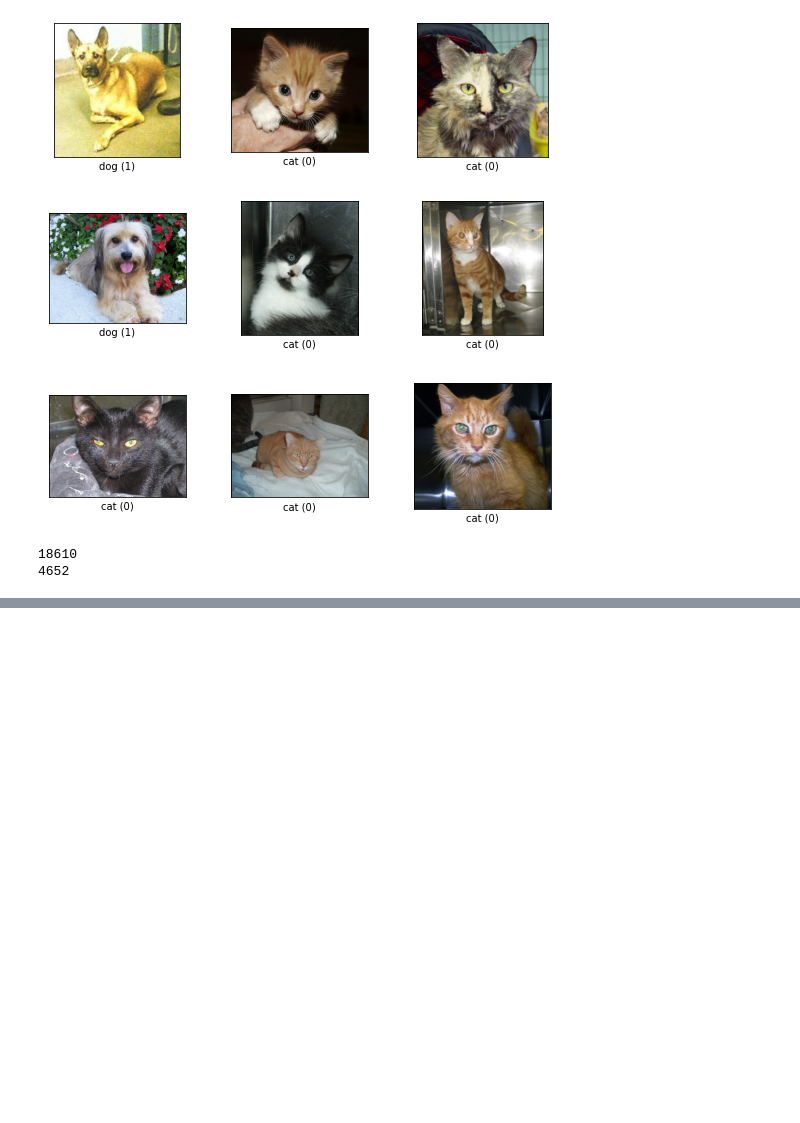
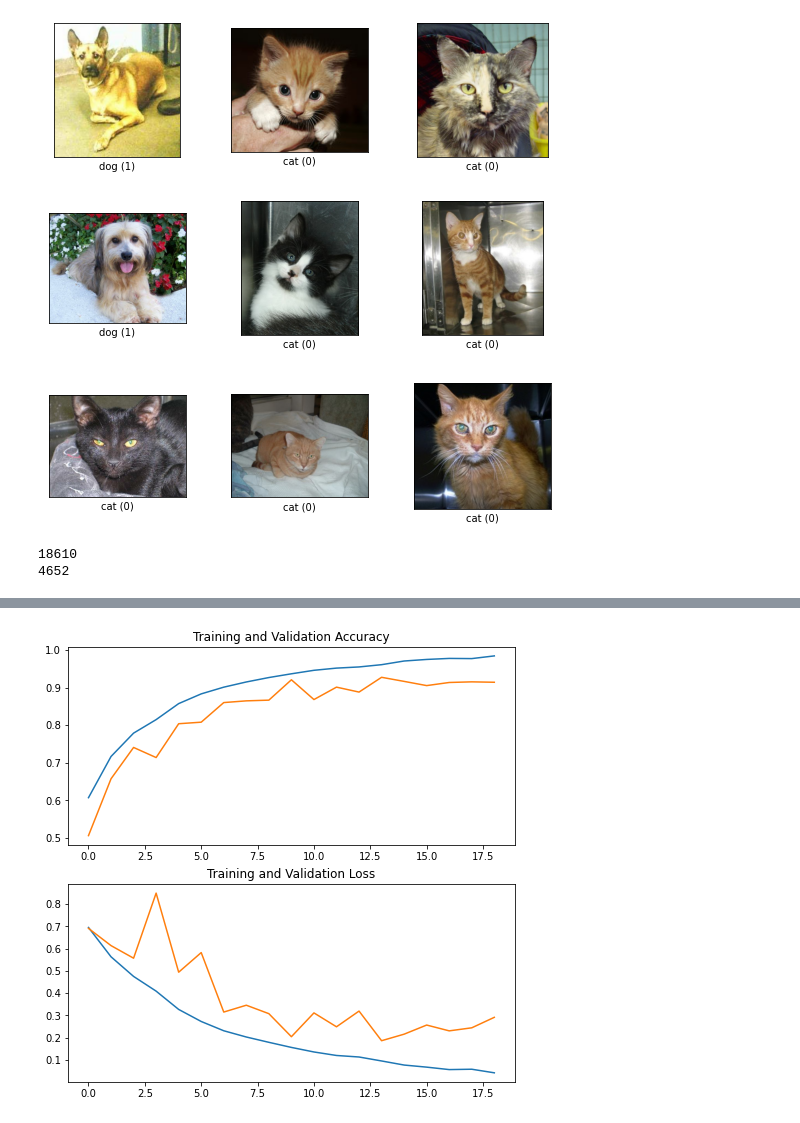
Before and after one commit to wonderkyeom/ResNet_Implementation, a Jupyter notebook: ResNet-34, 50 & 152.ipynb, the cells around one changed output, grey strips where cells are left out. Drawn from its saved outputs; the diff is of its cells as text; code cells hidden in the pictures; blank space fills up the shorter version.

```diff
--- a/ResNet-34, 50 & 152.ipynb
+++ b/ResNet-34, 50 & 152.ipynb
@@ -643,6 +643,11 @@ print(len_test)
 # %% [output]
 18610
 4652
+# %%
+from tensorflow.keras.callbacks import EarlyStopping, ModelCheckpoint
+
+es = EarlyStopping(monitor='val_loss', mode='min', verbose=1, patience=5)
+mc = ModelCheckpoint('./models/best_at_{epoch}.h5', monitor='val_accuracy', mode='auto', verbose=1, save_best_only=True)
 # %%
 resnet34 = build_resnet(input_shape=(224, 224, 3), num_classes=2) # binary -> num_classes=2
 # %%
@@ -673,0 +695,25 @@ Epoch 3/20
+# %%
+# history for acc and loss graph
+acc = history_34.history['accuracy']
+val_acc = history_34.history['val_accuracy']
+
+loss = history_34.history['loss']
+val_loss = history_34.history['val_loss']
+
+epochs_range = range(len(acc))
+
+plt.figure(figsize=(8, 8))
+plt.subplot(2, 1, 1)
+plt.plot(epochs_range, acc, label='Training Accuracy')
+plt.plot(epochs_range, val_acc, label='Validation Accuracy')
+# plt.legend(loc='lower right')
+plt.title('Training and Validation Accuracy')
+
+plt.subplot(2, 1, 2)
+plt.plot(epochs_range, loss, label='Training Loss')
+plt.plot(epochs_range, val_loss, label='Validation Loss')
+# plt.legend(loc='upper right')
+plt.title('Training and Validation Loss')
+plt.show()
+# %% [output]
+[figure, added]
```
Also changed, not shown: parts of 11 cells of this notebook.
